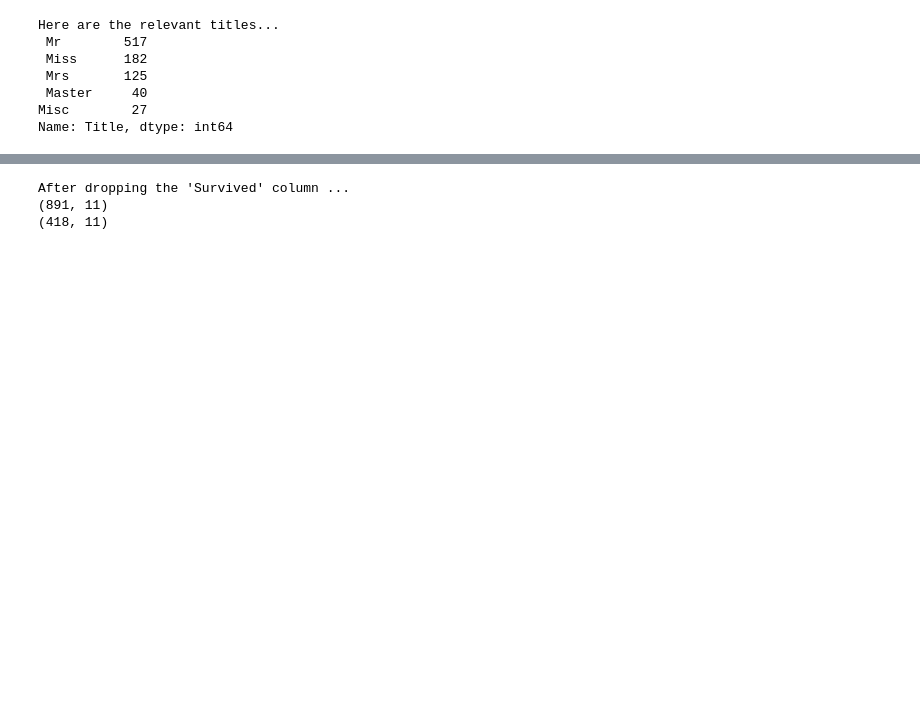
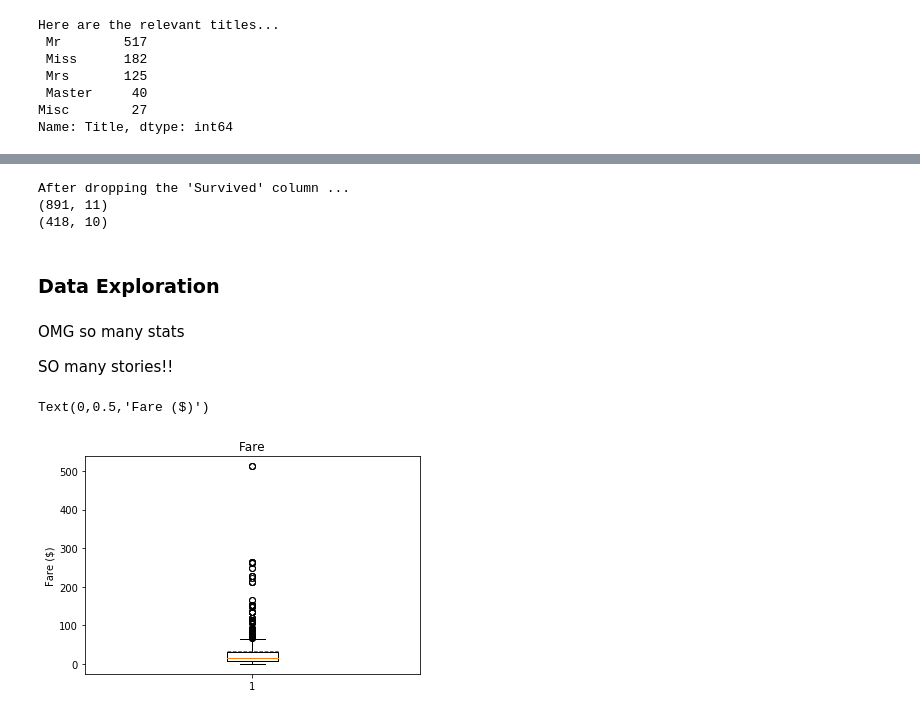
Before and after one commit to kho226/kaggle, a Jupyter notebook: titanic/titanic.ipynb, the cells around one changed output, grey strips where cells are left out. Saved outputs shown, nothing was run; the diff lists cells and outputs as text; code cells hidden in the pictures; blank space fills up the shorter version.

Commit message:
data exploration

```diff
--- a/titanic/titanic.ipynb
+++ b/titanic/titanic.ipynb
@@ -270,3 +304,6 @@ memory usage: 36.0+ KB
+# %%
+train_copy.drop(['Name'],axis=1,inplace=True)
+test_copy.drop(['Name'],axis=1,inplace=True)
 # %%
 print(train_copy.shape)
 print(test_copy.shape)
@@ -351,6 +391,6 @@ Testing date shape: (418, 11)
 # %%
 Y_train  = train_copy['Survived']
-train_copy.drop(['Survived'],axis=1,inplace=True)
+#train_copy.drop(['Survived'],axis=1,inplace=True)
 # %%
 print ("After dropping the 'Survived' column ...")
 print(train_copy.shape)
@@ -358,6 +398,6 @@ print(test_copy.shape)
 # %% [output]
 After dropping the 'Survived' column ...
 (891, 11)
-(418, 11)
+(418, 10)
 # %%
 X_train = train_copy.copy(deep = True)
@@ -363,0 +405,13 @@ X_train = train_copy.copy(deep = True)
+# %% [markdown]
+### Data Exploration
+# %% [markdown]
+OMG so many stats
+
+SO many stories!!
+# %%
+plt.boxplot(x=train_copy['Fare'],showmeans=True,meanline=True)
+plt.title('Fare')
+plt.ylabel("Fare ($)")
+# %% [output]
+Text(0,0.5,'Fare ($)')
+[figure, added]
```
Also changed, not shown: parts of 68 cells of this notebook.
